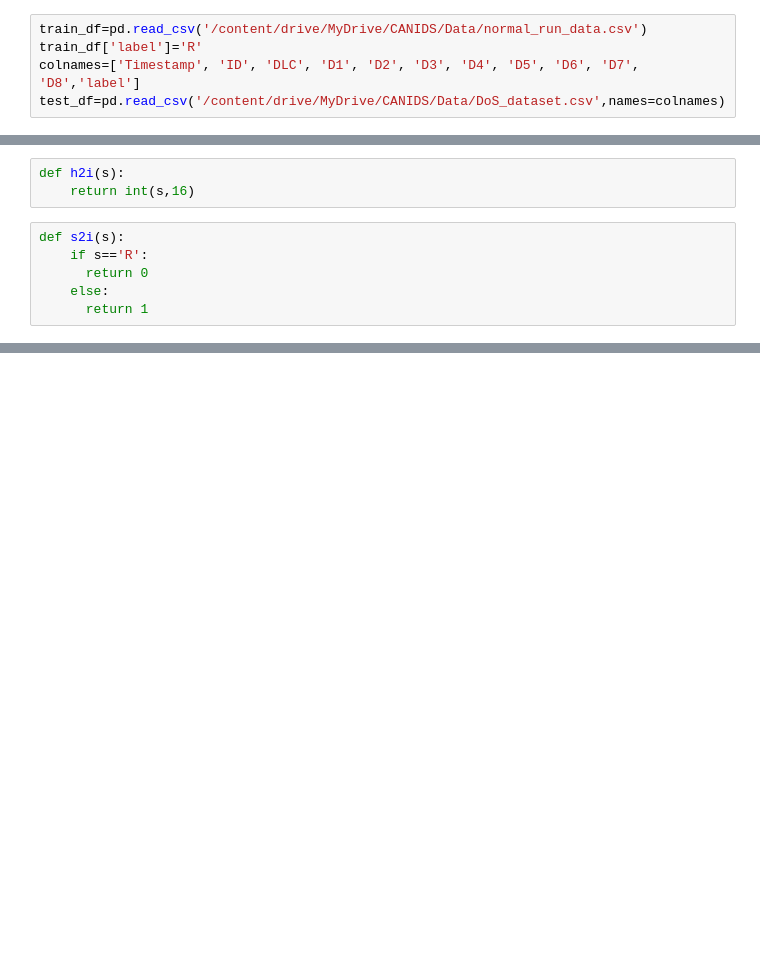
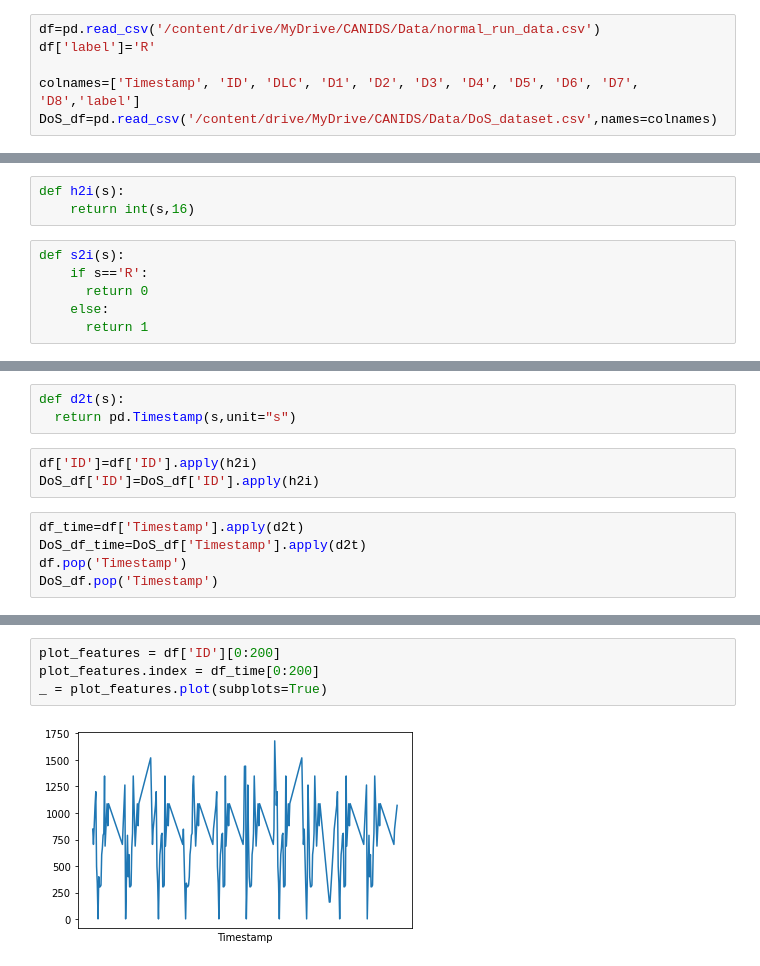
Before and after one commit to ho7221/DL_term_project, a Jupyter notebook: rnn_1.ipynb, the cells around one changed output, grey strips where cells are left out. Cells and saved outputs as stored; diff of their text form; blank space fills up the shorter version.

```diff
--- a/rnn_1.ipynb
+++ b/rnn_1.ipynb
@@ -11,5 +12,6 @@ import tensorflow as tf
 # %%
-train_df=pd.read_csv('/content/drive/MyDrive/CANIDS/Data/normal_run_data.csv')
-train_df['label']='R'
+df=pd.read_csv('/content/drive/MyDrive/CANIDS/Data/normal_run_data.csv')
+df['label']='R'
+
 colnames=['Timestamp', 'ID', 'DLC', 'D1', 'D2', 'D3', 'D4', 'D5', 'D6', 'D7', 'D8','label']
-test_df=pd.read_csv('/content/drive/MyDrive/CANIDS/Data/DoS_dataset.csv',names=colnames)
+DoS_df=pd.read_csv('/content/drive/MyDrive/CANIDS/Data/DoS_dataset.csv',names=colnames)
@@ -47,0 +43,11 @@ test_df['label']=test_df['label'].apply(s2i)
+# %%
+def d2t(s):
+  return pd.Timestamp(s,unit="s")
+# %%
+df['ID']=df['ID'].apply(h2i)
+DoS_df['ID']=DoS_df['ID'].apply(h2i)
+# %%
+df_time=df['Timestamp'].apply(d2t)
+DoS_df_time=DoS_df['Timestamp'].apply(d2t)
+df.pop('Timestamp')
+DoS_df.pop('Timestamp')
@@ -47,0 +82,6 @@ test_df['label']=test_df['label'].apply(s2i)
+# %%
+plot_features = df['ID'][0:200]
+plot_features.index = df_time[0:200]
+_ = plot_features.plot(subplots=True)
+# %% [output]
+[figure, added]
```
Also changed, not shown: parts of 28 cells of this notebook.
